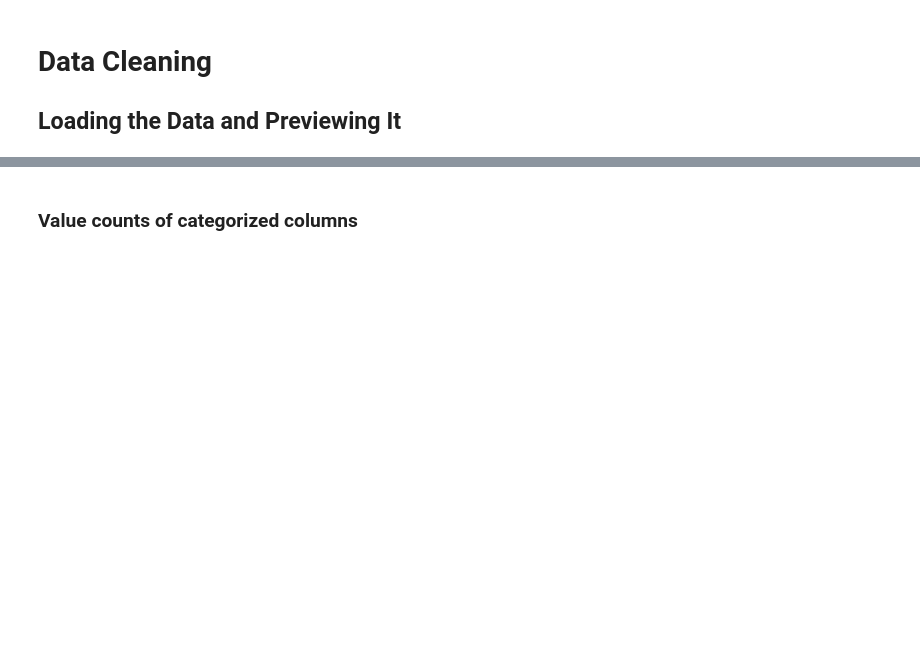
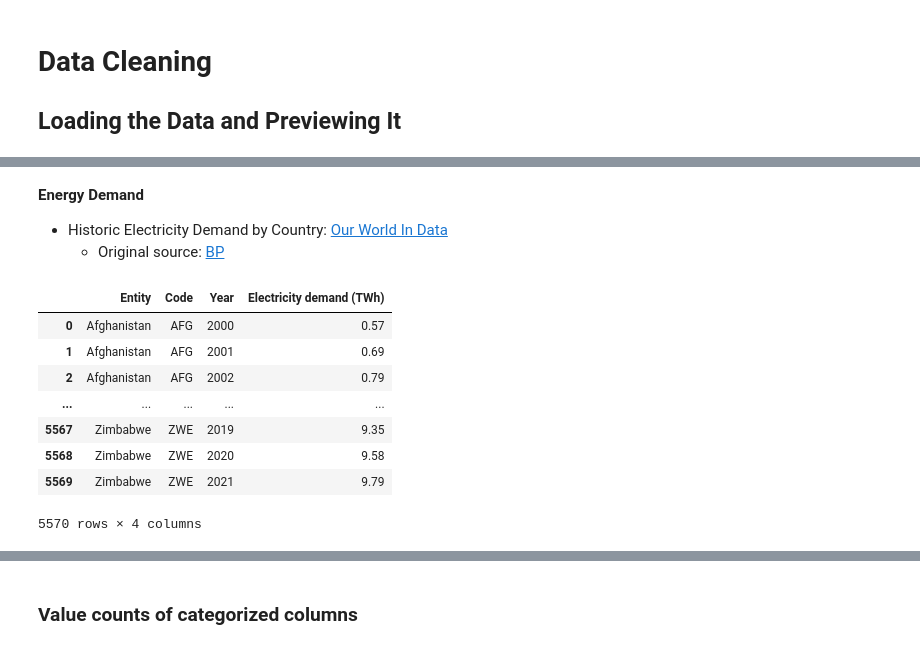
Before and after one commit to FunkyTable/Energy_Production_Time_Series_Projection, a Jupyter notebook: student.ipynb, the cells around one changed output, grey strips where cells are left out. Saved outputs shown, nothing was run; the diff lists cells and outputs as text; code cells hidden in the pictures; blank space fills up the shorter version.

```diff
--- a/student.ipynb
+++ b/student.ipynb
@@ -174,4 +228,19 @@ import seaborn as sns
+# %% [markdown]
+**Energy Demand**
+* Historic Electricity Demand by Country: [Our World In Data](https://ourworldindata.org/grapher/electricity-demand?country=USA~GBR~FRA~DEU~IND~BRA)
+  * Original source: [BP](https://www.bp.com/en/global/corporate/energy-economics/statistical-review-of-world-energy.html)
 # %%
-#df_raw = pd.read_csv("xxx.csv",
-#                     encoding='ANSI')
-#df_raw.head(7)
+df_historical_demand_raw = pd.read_csv(
+    "Data/electricity-demand.csv",
+    encoding='ANSI')
+df_historical_demand_raw
+# %% [output]
+|  | Entity | Code | Year | Electricity demand (TWh) |
+| 0 | Afghanistan | AFG | 2000 | 0.57 |
+| 1 | Afghanistan | AFG | 2001 | 0.69 |
+| 2 | Afghanistan | AFG | 2002 | 0.79 |
+| ... | ... | ... | ... | ... |
+| 5567 | Zimbabwe | ZWE | 2019 | 9.35 |
+| 5568 | Zimbabwe | ZWE | 2020 | 9.58 |
+| 5569 | Zimbabwe | ZWE | 2021 | 9.79 |
+5570 rows × 4 columns
```
Also changed, not shown: parts of 35 cells of this notebook.
